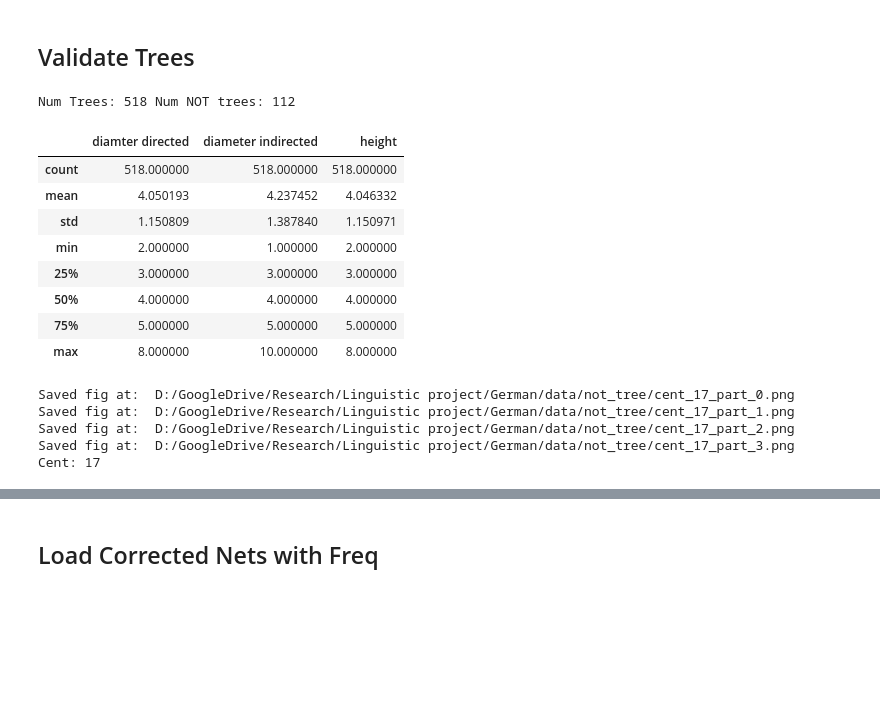
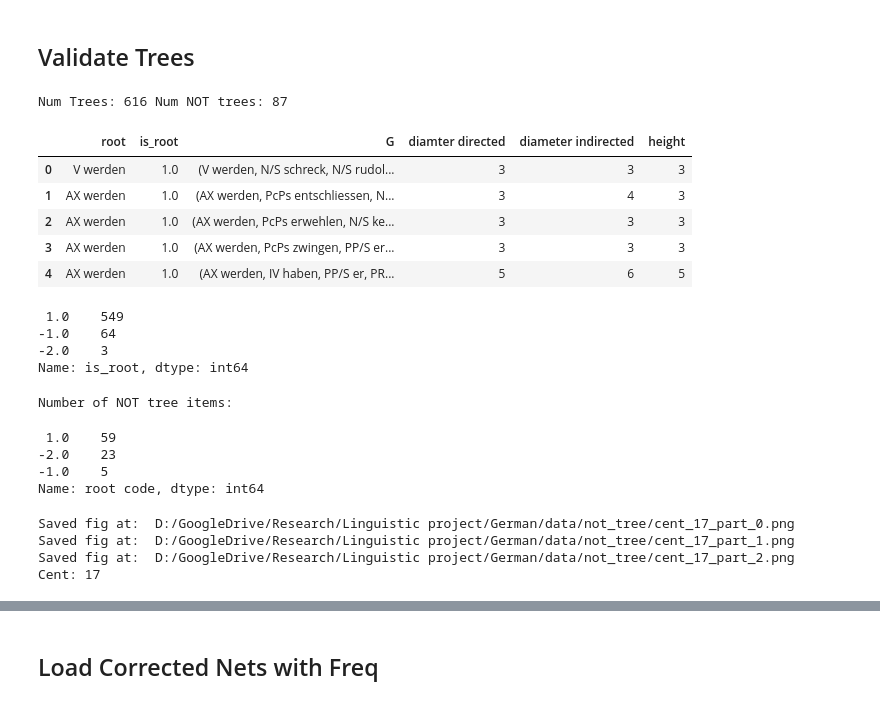
Before and after one commit to bravandi/hierarchical-syntactic-networks, a Jupyter notebook: polyarchy analysis.ipynb, the cells around one changed output, grey strips where cells are left out. Drawn from its saved outputs; the diff is of its cells as text; code cells hidden in the pictures; blank space fills up the shorter version.

```diff
--- a/polyarchy analysis.ipynb
+++ b/polyarchy analysis.ipynb
@@ -279,13 +275,18 @@ row_num = 0
 root_row_num_current = None
 
 tree_root = None
+is_root_code = None
 
 G_list = []
 G_not_tree_list = []
 cent = '17'
 
+root_codes = [1, -1, -2] # tree, '', cycle (why cycle valentina?)
+
 for source, target, is_root in cent_raw_df[cent][['Source', 'Target', 'Root']].to_numpy():
-    if (sentence_started is True and is_root in [1, -1]) or (row_num == len(cent_raw_df[cent]) - 1):
+    if (sentence_started is True and is_root in root_codes) or (row_num == len(cent_raw_df[cent]) - 1):
+
+#         is_root_code = is_root
         sentence_started = False
 
         if(nx.is_tree(G)):
@@ -293,50 +294,71 @@ for source, target, is_root in cent_raw_df[cent][['Source', 'Target', 'Root']].t
 
             path_df = lenght_all_pairs_shortest_path(G)
 
             G_list.append({
                 'root':tree_root,
+                'is_root': is_root_code,
                 'G': G,
                 'diamter directed': path_df['l'].max(),
                 'diameter indirected': nx.diameter(G.to_undirected()),
                 'height': len(set([v[1] for v in pos.values()]))
             })
+
         else:
-            G_not_tree_list.append((root_row_num_current, G))
+            G_not_tree_list.append((root_row_num_current, is_root_code, G))
 #             print('not tree')
             pass
         pass
 
-    if is_root == 1:
+    #if is_root == 1:
+    if is_root in root_codes:
+        is_root_code = is_root
         sentence_started = True
         root_row_num_current = row_num
         tree_root = source
         G = nx.DiGraph()
         pass
 
     G.add_edge(source, target)
 
     row_num += 1
     pass
 
+del is_root, is_root_code
 print('Num Trees:', len(G_list), 'Num NOT trees:', len(G_not_tree_list))
 
 df = pd.DataFrame(G_list)
-df.describe()
+df.head()
 # %% [output]
-Num Trees: 518 Num NOT trees: 112
+Num Trees: 616 Num NOT trees: 87
-|  | diamter directed | diameter indirected | height |
-| count | 518.000000 | 518.000000 | 518.000000 |
-| mean | 4.050193 | 4.237452 | 4.046332 |
-| std | 1.150809 | 1.387840 | 1.150971 |
-| min | 2.000000 | 1.000000 | 2.000000 |
-| 25% | 3.000000 | 3.000000 | 3.000000 |
-| 50% | 4.000000 | 4.000000 | 4.000000 |
-| 75% | 5.000000 | 5.000000 | 5.000000 |
-| max | 8.000000 | 10.000000 | 8.000000 |
+|  | root | is_root | G | diamter directed | diameter indirected | height |
+| 0 | V werden | 1.0 | (V werden, N/S schreck, N/S rudol... | 3 | 3 | 3 |
+| 1 | AX werden | 1.0 | (AX werden, PcPs entschliessen, N... | 3 | 4 | 3 |
+| 2 | AX werden | 1.0 | (AX werden, PcPs erwehlen, N/S ke... | 3 | 3 | 3 |
+| 3 | AX werden | 1.0 | (AX werden, PcPs zwingen, PP/S er... | 3 | 3 | 3 |
+| 4 | AX werden | 1.0 | (AX werden, IV haben, PP/S er, PR... | 5 | 6 | 5 |
+# %%
+df['is_root'].fillna('NA').value_counts()
+# %% [output]
+ 1.0    549
+-1.0    64
+-2.0    3
+Name: is_root, dtype: int64
+# %%
+print('Number of NOT tree items:')
+pd.DataFrame(G_not_tree_list, columns=['row number', 'root code', 'tree nx'])['root code'].value_counts()
+# %% [output]
+Number of NOT tree items:
+ 1.0    59
+-2.0    23
+-1.0    5
+Name: root code, dtype: int64
 # %%
 '''
 Export Not trees
 '''
+
+G_not_tree_list = sorted(G_not_tree_list, key=lambda x: x[1], reverse=True)
+
 limit_number_nets = 30
 not_tree_df = []
 num_not_tree = len(G_not_tree_list)
@@ -355,14 +377,15 @@ for i, not_tree in tqdm(enumerate(G_not_tree_list)):
 
     not_tree_df.append({'row_num': row_num + 2, 'cent': cent})
 
-    row_num, G = not_tree
+    row_num, is_root_code, G = not_tree
 
     pos=graphviz_layout(G, prog=['dot', 'twopi', 'sfdp', 'circo'][0])
 
     nx.draw(G, pos=pos, with_labels = True, ax=axs[ax_index])
     axs[ax_index].set_title(
-        '--------------------------------------Row Number: {} ({} from {})--------------------------------------'.format(
+        '--------------------------------------Row Number: {} | code: {} ({} from {})--------------------------------------'.format(
         row_num + 2,
+        is_root_code,
         i + 1,
         num_not_tree
     ))
@@ -390,5 +413,4 @@ print('Cent:', cent)
 Saved fig at:  D:/GoogleDrive/Research/Linguistic project/German/data/not_tree/cent_17_part_0.png
 Saved fig at:  D:/GoogleDrive/Research/Linguistic project/German/data/not_tree/cent_17_part_1.png
 Saved fig at:  D:/GoogleDrive/Research/Linguistic project/German/data/not_tree/cent_17_part_2.png
-Saved fig at:  D:/GoogleDrive/Research/Linguistic project/German/data/not_tree/cent_17_part_3.png
 Cent: 17
```
Also changed, not shown: parts of 7 cells of this notebook.
